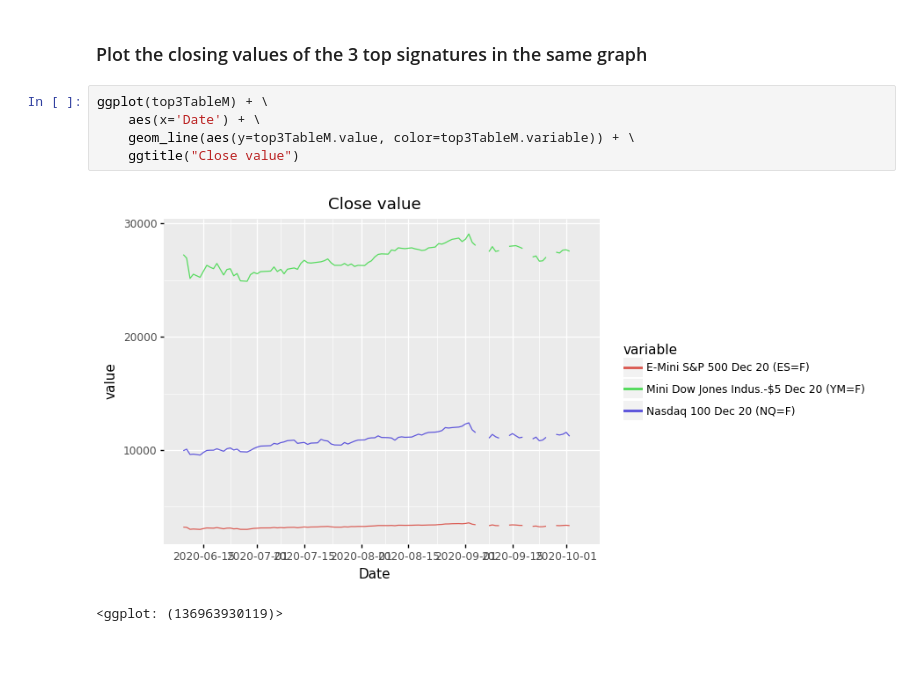
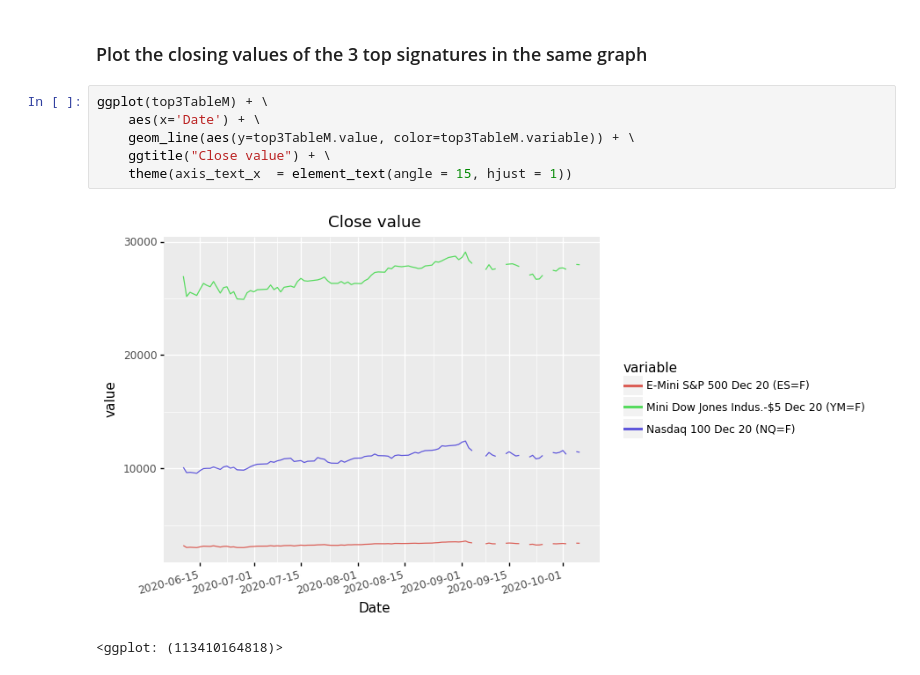
Before and after one commit to Gares95/WebScraper, a Jupyter notebook: main.ipynb, the cells around one changed output. Saved outputs shown, nothing was run; the diff lists cells and outputs as text.

```diff
--- a/main.ipynb
+++ b/main.ipynb
@@ -70,8 +73,9 @@ ggplot(top3) + \
 # %%
 ggplot(top3TableM) + \
     aes(x='Date') + \
     geom_line(aes(y=top3TableM.value, color=top3TableM.variable)) + \
-    ggtitle("Close value")
+    ggtitle("Close value") + \
+    theme(axis_text_x  = element_text(angle = 15, hjust = 1))
 # %% [output]
-[figure, old version]
+[figure, new version]
-<ggplot: (136963930119)>
+<ggplot: (113410164818)>
```
Also changed, not shown: parts of 3 cells of this notebook.
